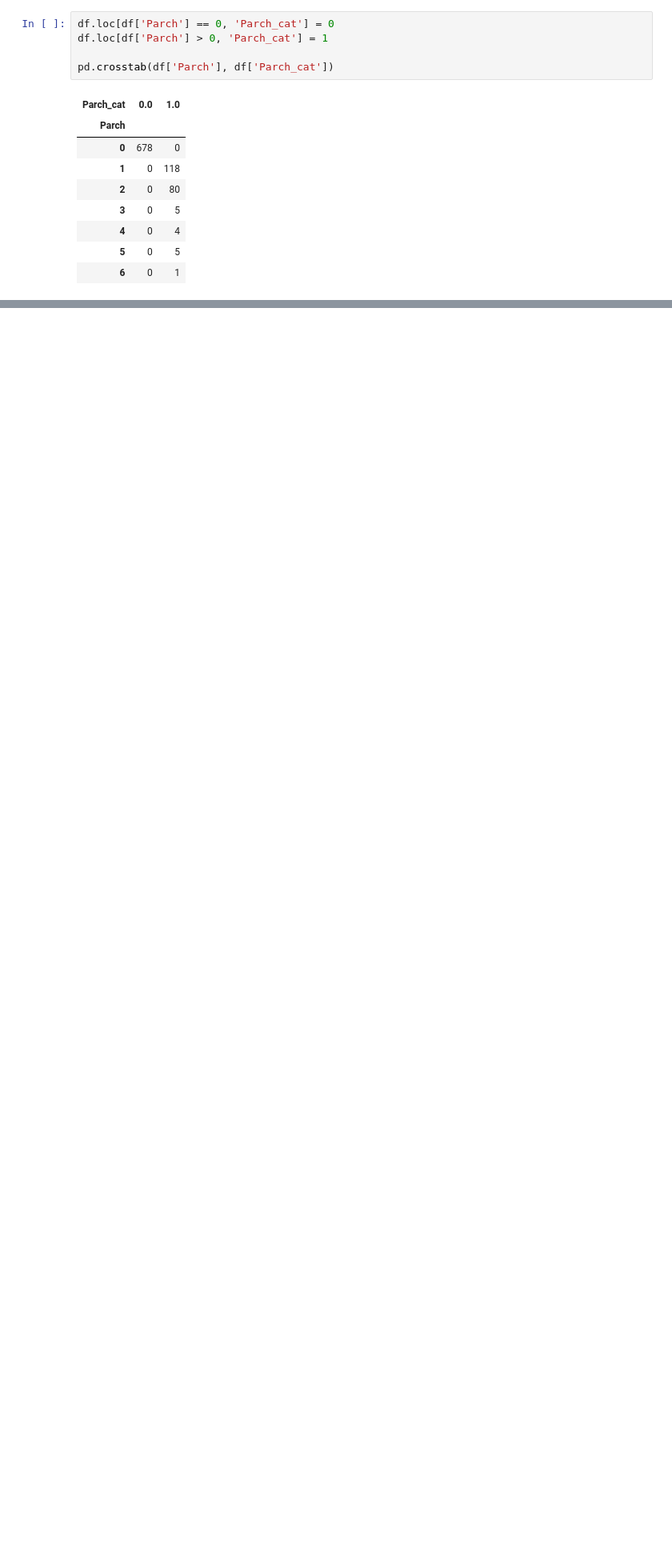
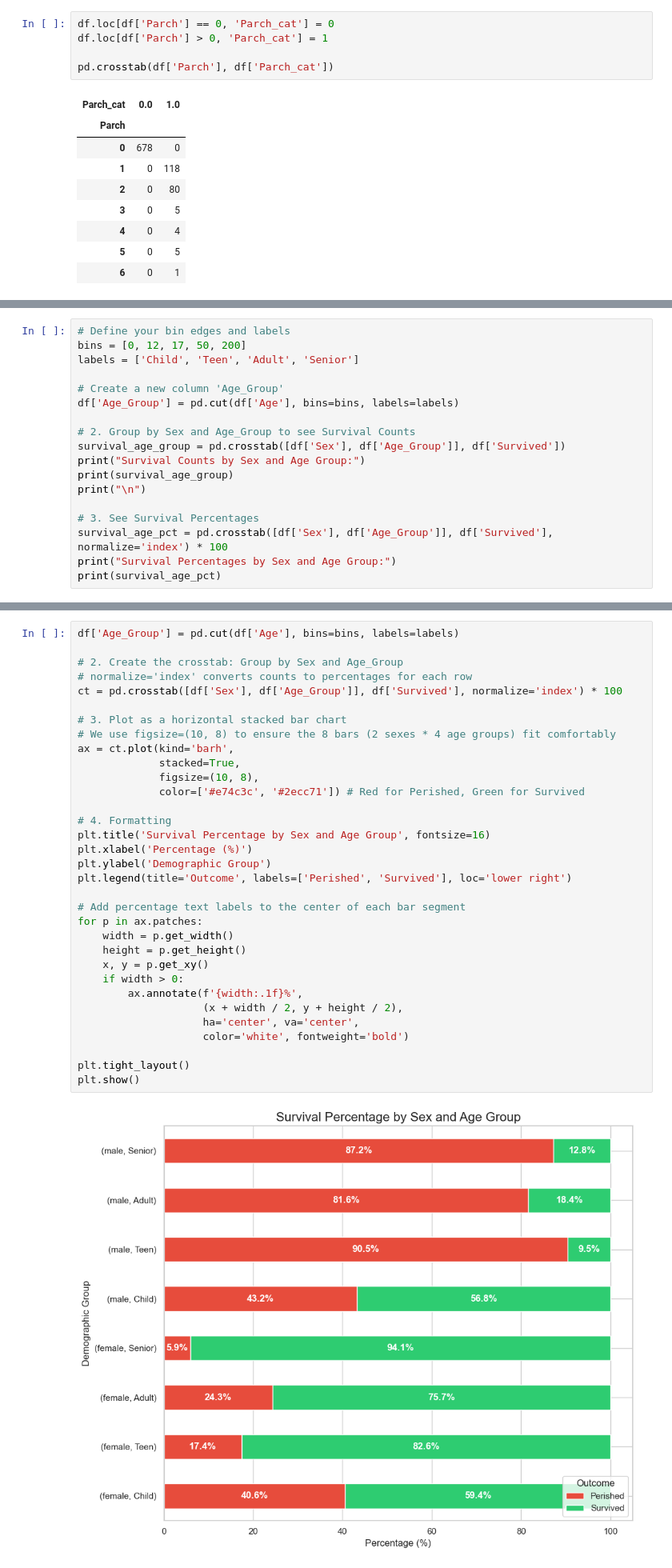
Before and after one commit to Umbretemp/Data_Visualization_And_Modeling, a Jupyter notebook: Lab/2.3 Visualizing Relationships Between Categorical Features Lab.ipynb, the cells around one changed output, grey strips where cells are left out. Shown at 80% size. Saved outputs shown, nothing was run; the diff lists cells and outputs as text; blank space fills up the shorter version.

```diff
--- a/Lab/2.3 Visualizing Relationships Between Categorical Features Lab.ipynb
+++ b/Lab/2.3 Visualizing Relationships Between Categorical Features Lab.ipynb
@@ -108,0 +252,18 @@ plt.show()
+# %%
+# Define your bin edges and labels
+bins = [0, 12, 17, 50, 200]
+labels = ['Child', 'Teen', 'Adult', 'Senior']
+
+# Create a new column 'Age_Group'
+df['Age_Group'] = pd.cut(df['Age'], bins=bins, labels=labels)
+
+# 2. Group by Sex and Age_Group to see Survival Counts
+survival_age_group = pd.crosstab([df['Sex'], df['Age_Group']], df['Survived'])
+print("Survival Counts by Sex and Age Group:")
+print(survival_age_group)
+print("\n")
+
+# 3. See Survival Percentages
+survival_age_pct = pd.crosstab([df['Sex'], df['Age_Group']], df['Survived'], normalize='index') * 100
+print("Survival Percentages by Sex and Age Group:")
+print(survival_age_pct)
@@ -108,0 +288,35 @@ plt.show()
+# %%
+df['Age_Group'] = pd.cut(df['Age'], bins=bins, labels=labels)
+
+# 2. Create the crosstab: Group by Sex and Age_Group
+# normalize='index' converts counts to percentages for each row
+ct = pd.crosstab([df['Sex'], df['Age_Group']], df['Survived'], normalize='index') * 100
+
+# 3. Plot as a horizontal stacked bar chart
+# We use figsize=(10, 8) to ensure the 8 bars (2 sexes * 4 age groups) fit comfortably
+ax = ct.plot(kind='barh',
+             stacked=True,
+             figsize=(10, 8),
+             color=['#e74c3c', '#2ecc71']) # Red for Perished, Green for Survived
+
+# 4. Formatting
+plt.title('Survival Percentage by Sex and Age Group', fontsize=16)
+plt.xlabel('Percentage (%)')
+plt.ylabel('Demographic Group')
+plt.legend(title='Outcome', labels=['Perished', 'Survived'], loc='lower right')
+
+# Add percentage text labels to the center of each bar segment
+for p in ax.patches:
+    width = p.get_width()
+    height = p.get_height()
+    x, y = p.get_xy()
+    if width > 0:
+        ax.annotate(f'{width:.1f}%',
+                    (x + width / 2, y + height / 2),
+                    ha='center', va='center',
+                    color='white', fontweight='bold')
+
+plt.tight_layout()
+plt.show()
+# %% [output]
+[figure, added]
```
Also changed, not shown: parts of 24 cells of this notebook.
